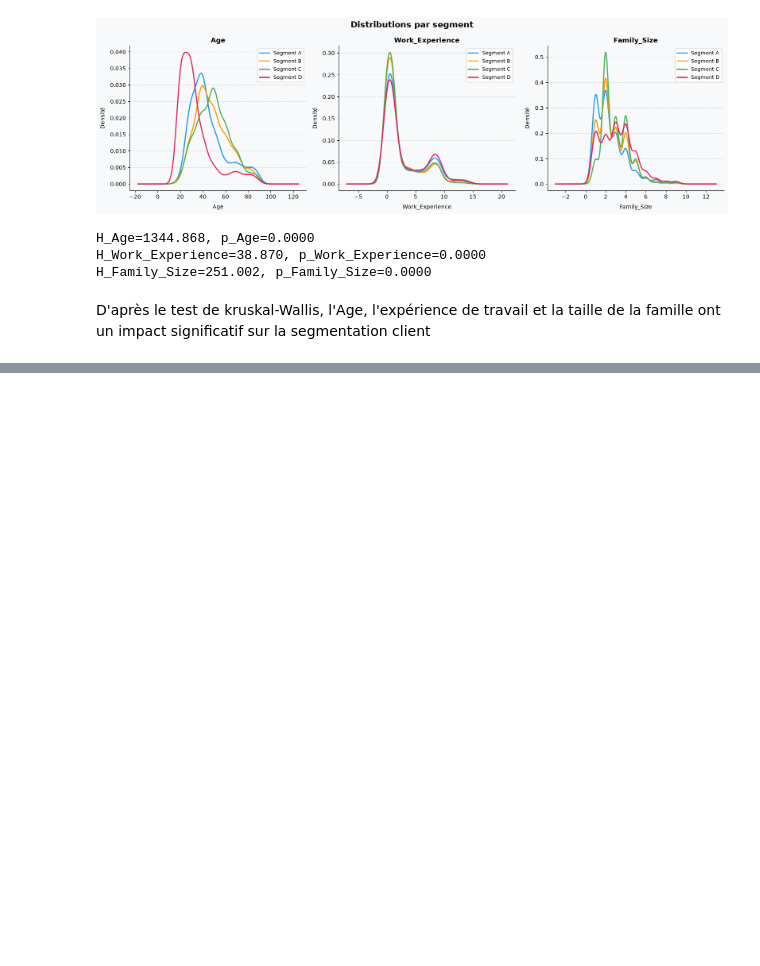
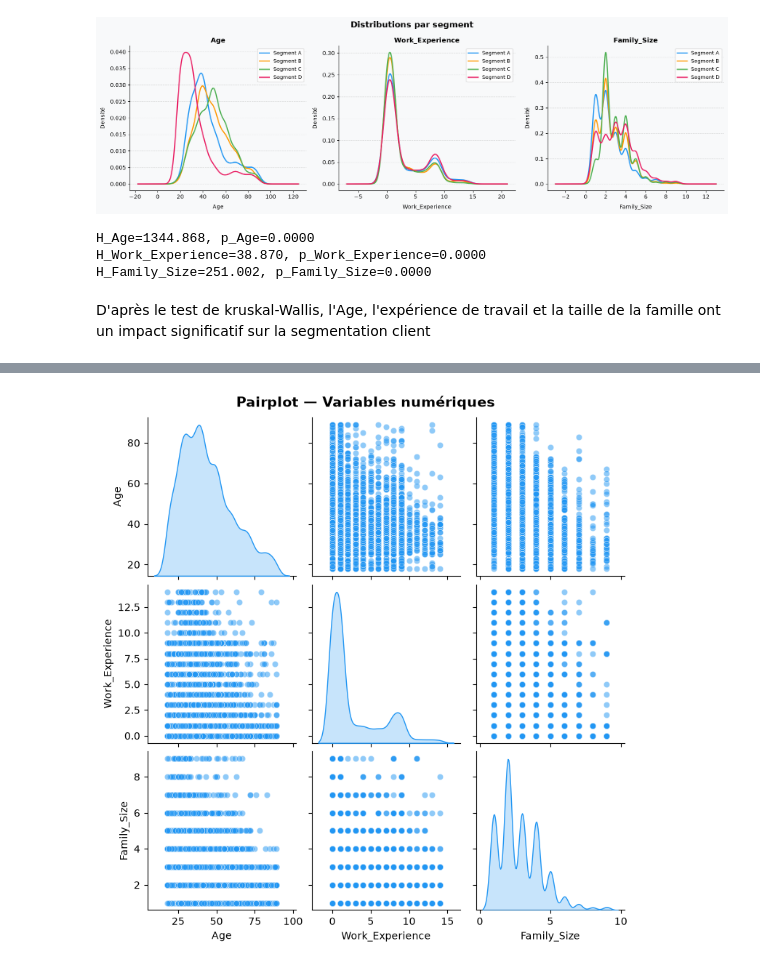
Before and after one commit to JOREL531/projet_JAKALA, a Jupyter notebook: code/exploration.ipynb, the cells around one changed output, grey strips where cells are left out. Saved outputs shown, nothing was run; the diff lists cells and outputs as text; code cells hidden in the pictures; blank space fills up the shorter version.

```diff
--- a/code/exploration.ipynb
+++ b/code/exploration.ipynb
@@ -476,0 +605,13 @@ D'après le test de kruskal-Wallis, l'Age, l'expérience de travail et la taille
+# %%
+## Numériques x Numériques
+
+pair_df = df_train[num_vars].copy()
+
+g = sns.pairplot(pair_df, diag_kind='kde', plot_kws={'alpha': 0.5, 'color': '#2196F3'},
+                 diag_kws={'color': '#2196F3', 'fill': True})
+
+g.figure.suptitle('Pairplot — Variables numériques', fontsize=14,
+                   fontweight='bold', y=1.02)
+plt.show()
+# %% [output]
+[figure, added]
```
Also changed, not shown: parts of 12 cells of this notebook.
